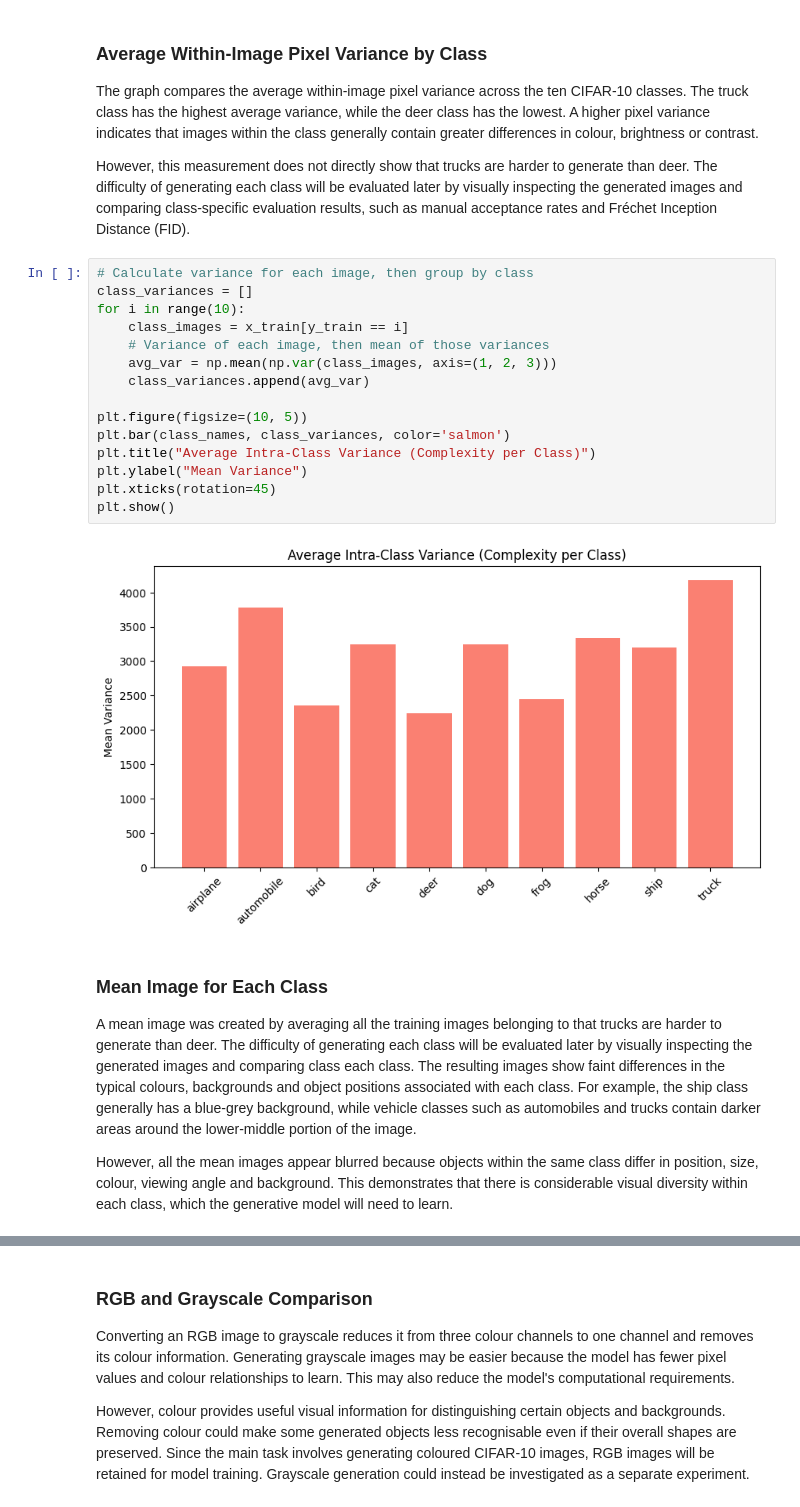
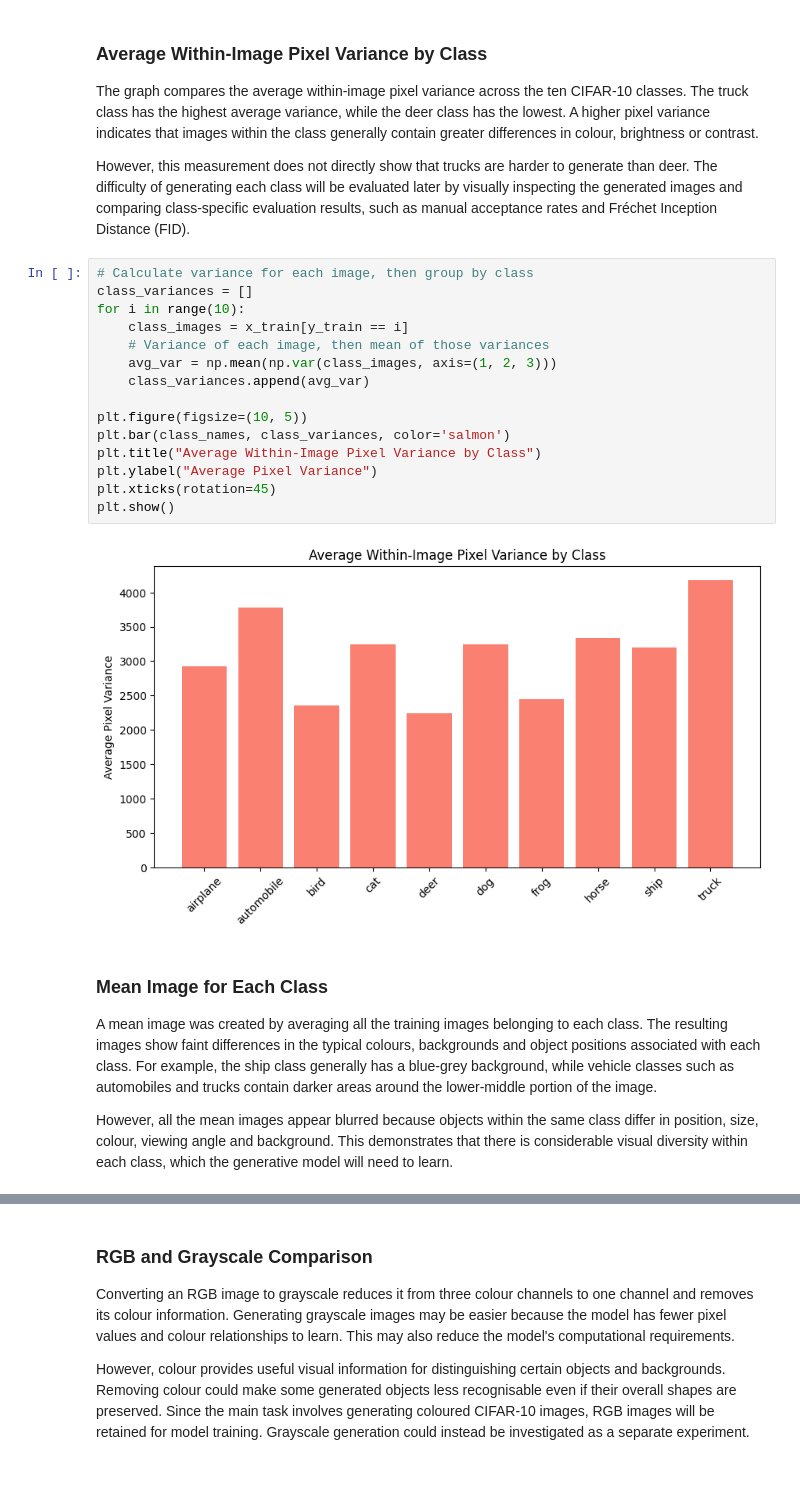
Before and after one commit to noodlebatteries124/deleca2, a Jupyter notebook: Ptajh.ipynb, the cells around one changed output, grey strips where cells are left out. Drawn from its saved outputs; the diff is of its cells as text; blank space fills up the shorter version.

```diff
--- a/Ptajh.ipynb
+++ b/Ptajh.ipynb
@@ -231,24 +218,24 @@ However, this measurement does not directly show that trucks are harder to gener
 # %%
 # Calculate variance for each image, then group by class
 class_variances = []
 for i in range(10):
     class_images = x_train[y_train == i]
     # Variance of each image, then mean of those variances
     avg_var = np.mean(np.var(class_images, axis=(1, 2, 3)))
     class_variances.append(avg_var)
 
 plt.figure(figsize=(10, 5))
 plt.bar(class_names, class_variances, color='salmon')
-plt.title("Average Intra-Class Variance (Complexity per Class)")
-plt.ylabel("Mean Variance")
+plt.title("Average Within-Image Pixel Variance by Class")
+plt.ylabel("Average Pixel Variance")
 plt.xticks(rotation=45)
 plt.show()
 # %% [output]
-[figure, old version]
+[figure, new version]
 # %% [markdown]
 ### Mean Image for Each Class
 
-A mean image was created by averaging all the training images belonging to that trucks are harder to generate than deer. The difficulty of generating each class will be evaluated later by visually inspecting the generated images and comparing class each class. The resulting images show faint differences in the typical colours, backgrounds and object positions associated with each class. For example, the ship class generally has a blue-grey background, while vehicle classes such as automobiles and trucks contain darker areas around the lower-middle portion of the image.
+A mean image was created by averaging all the training images belonging to each class. The resulting images show faint differences in the typical colours, backgrounds and object positions associated with each class. For example, the ship class generally has a blue-grey background, while vehicle classes such as automobiles and trucks contain darker areas around the lower-middle portion of the image.
 
 However, all the mean images appear blurred because objects within the same class differ in position, size, colour, viewing angle and background. This demonstrates that there is considerable visual diversity within each class, which the generative model will need to learn.
 # %%
```
Also changed, not shown: parts of 14 cells of this notebook.
